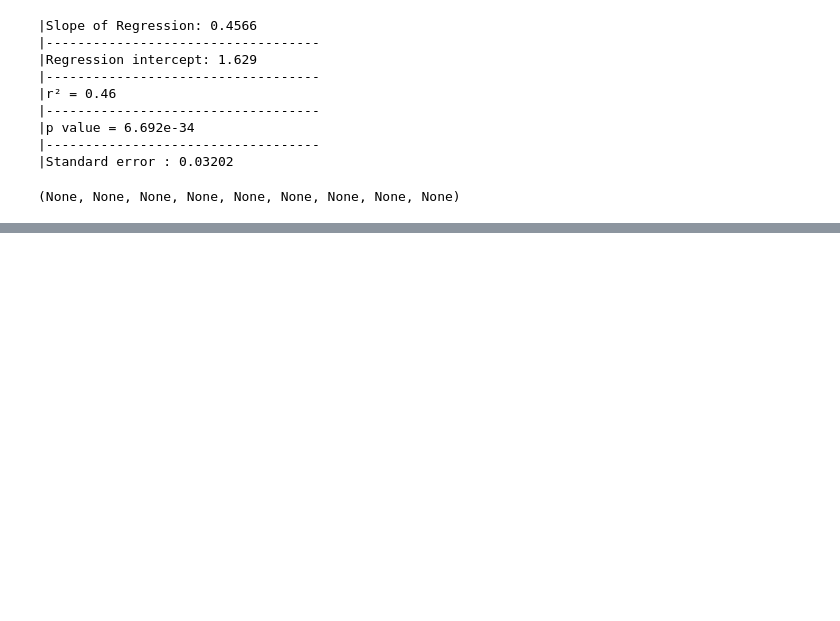
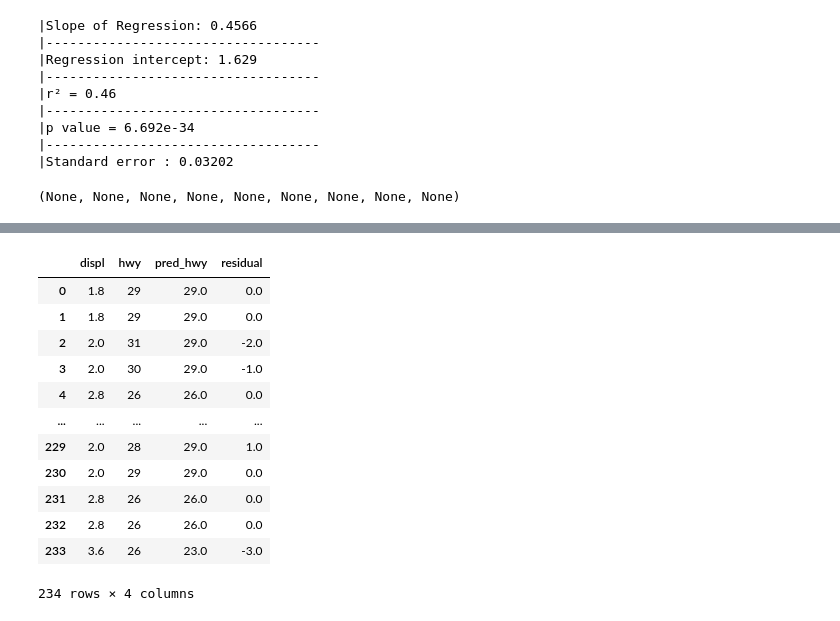
Before and after one commit to parkervoit/regression-exercises, a Jupyter notebook: evaluate.ipynb, the cells around one changed output, grey strips where cells are left out. Drawn from its saved outputs; the diff is of its cells as text; code cells hidden in the pictures; blank space fills up the shorter version.

```diff
--- a/evaluate.ipynb
+++ b/evaluate.ipynb
@@ -332,0 +468,24 @@ regression_stats(tips_df.tip, tips_df.yhat)
+# %%
+mpg_df = mpg_df[mpg_df.columns.drop('index')]
+# %%
+mpg_df['pred_hwy'] = unscaled[1]
+# %%
+mpg_df['pred_hwy'] = mpg_df['pred_hwy'].round()
+# %%
+mpg_df['residual'] = mpg_df['pred_hwy'] - mpg_df['hwy']
+# %%
+mpg_df
+# %% [output]
+|  | displ | hwy | pred_hwy | residual |
+| 0 | 1.8 | 29 | 29.0 | 0.0 |
+| 1 | 1.8 | 29 | 29.0 | 0.0 |
+| 2 | 2.0 | 31 | 29.0 | -2.0 |
+| 3 | 2.0 | 30 | 29.0 | -1.0 |
+| 4 | 2.8 | 26 | 26.0 | 0.0 |
+| ... | ... | ... | ... | ... |
+| 229 | 2.0 | 28 | 29.0 | 1.0 |
+| 230 | 2.0 | 29 | 29.0 | 0.0 |
+| 231 | 2.8 | 26 | 26.0 | 0.0 |
+| 232 | 2.8 | 26 | 26.0 | 0.0 |
+| 233 | 3.6 | 26 | 23.0 | -3.0 |
+234 rows × 4 columns
```
Also changed, not shown: parts of 29 cells of this notebook, 3 other files.
